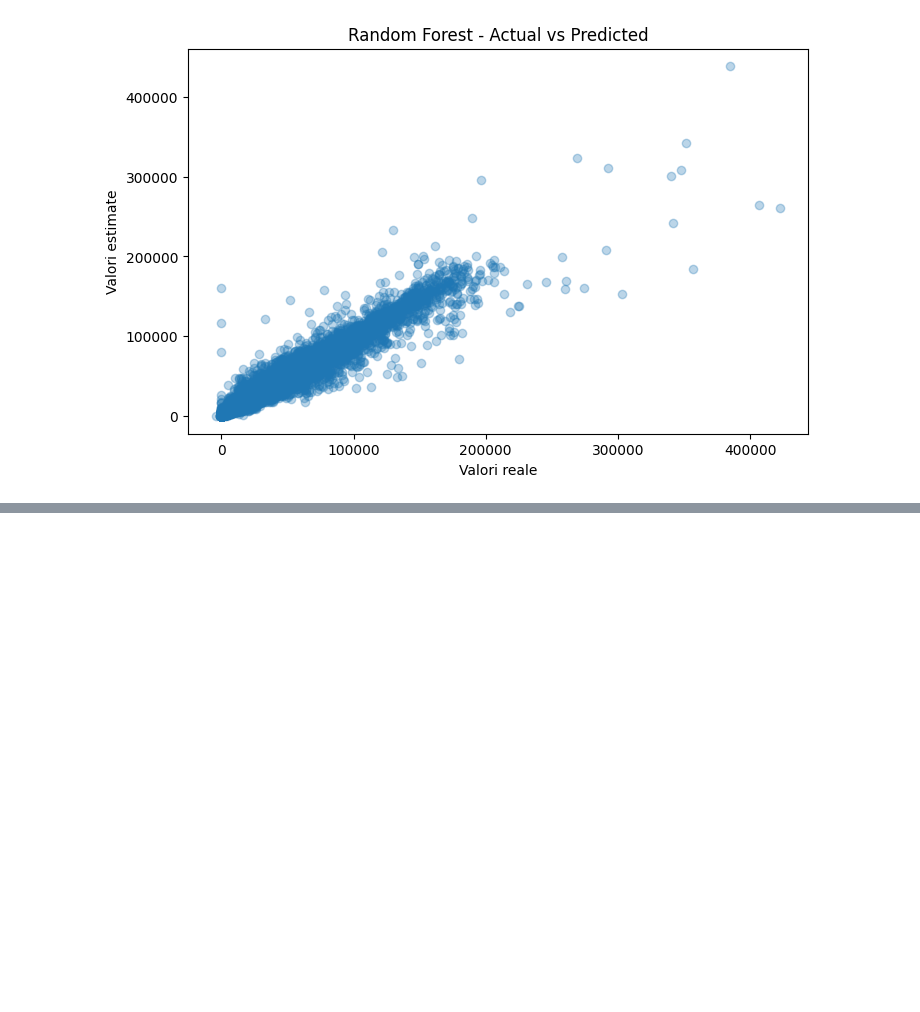
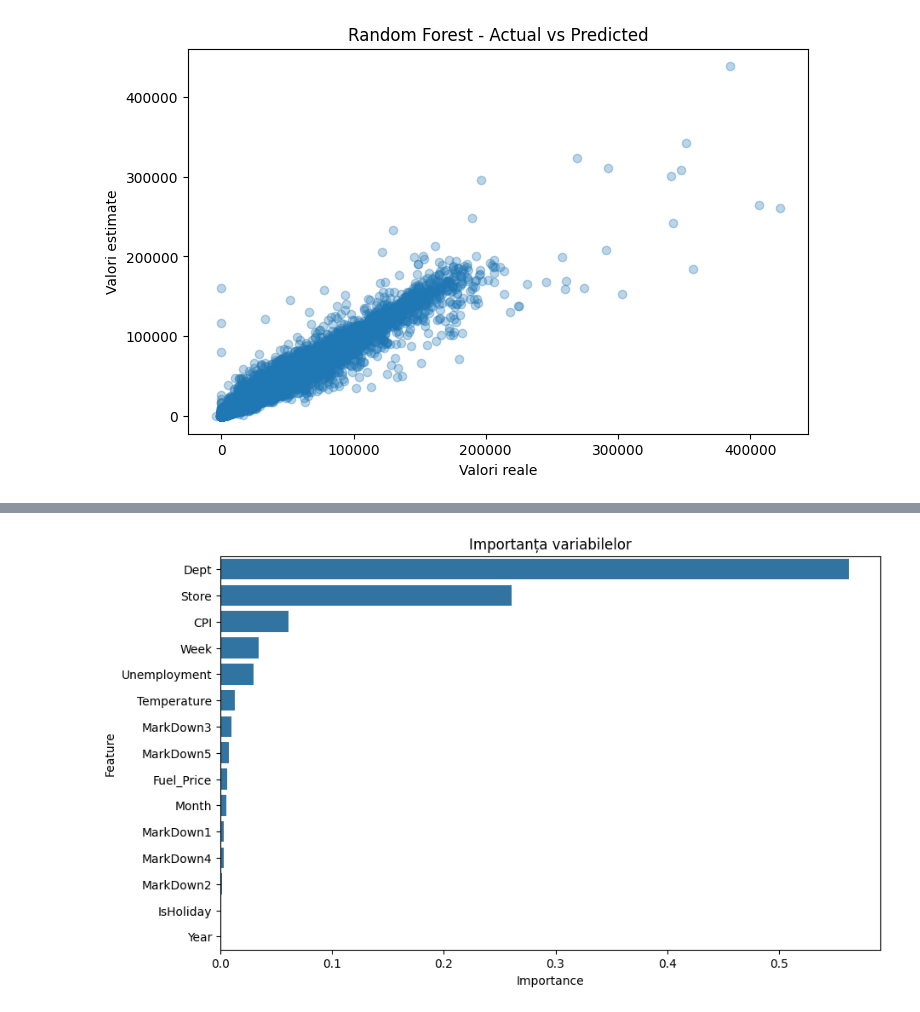
Before and after one commit to amariutanicoleta-beep/Proiect_econometrie-, a Jupyter notebook: Bun_venit_la_Colaboratory!.ipynb, the cells around one changed output, grey strips where cells are left out. Saved outputs shown, nothing was run; the diff lists cells and outputs as text; code cells hidden in the pictures; blank space fills up the shorter version.

```diff
--- a/Bun_venit_la_Colaboratory!.ipynb
+++ b/Bun_venit_la_Colaboratory!.ipynb
@@ -524,0 +635,14 @@ plt.show()
+# %%
+importance = rf_model.feature_importances_
+
+feature_importance = pd.DataFrame({
+    "Feature": features_cols,
+    "Importance": importance
+})
+
+feature_importance = feature_importance.sort_values(
+    by="Importance",
+    ascending=False
+)
+
+feature_importance
@@ -524,0 +666,11 @@ plt.show()
+# %%
+plt.figure(figsize=(10, 6))
+sns.barplot(
+    x="Importance",
+    y="Feature",
+    data=feature_importance
+)
+plt.title("Importanța variabilelor")
+plt.show()
+# %% [output]
+[figure, added]
```
Also changed, not shown: parts of 30 cells of this notebook.
